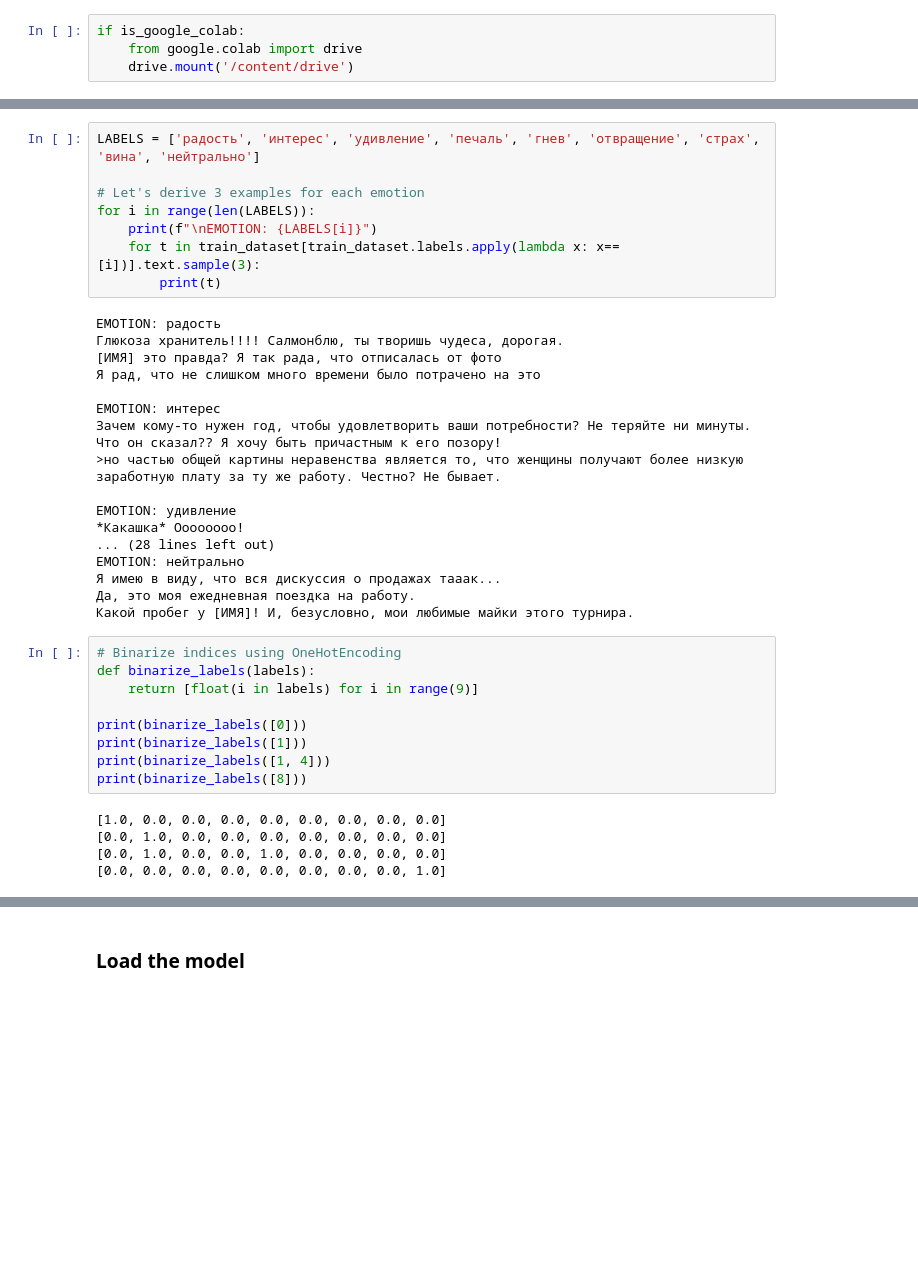
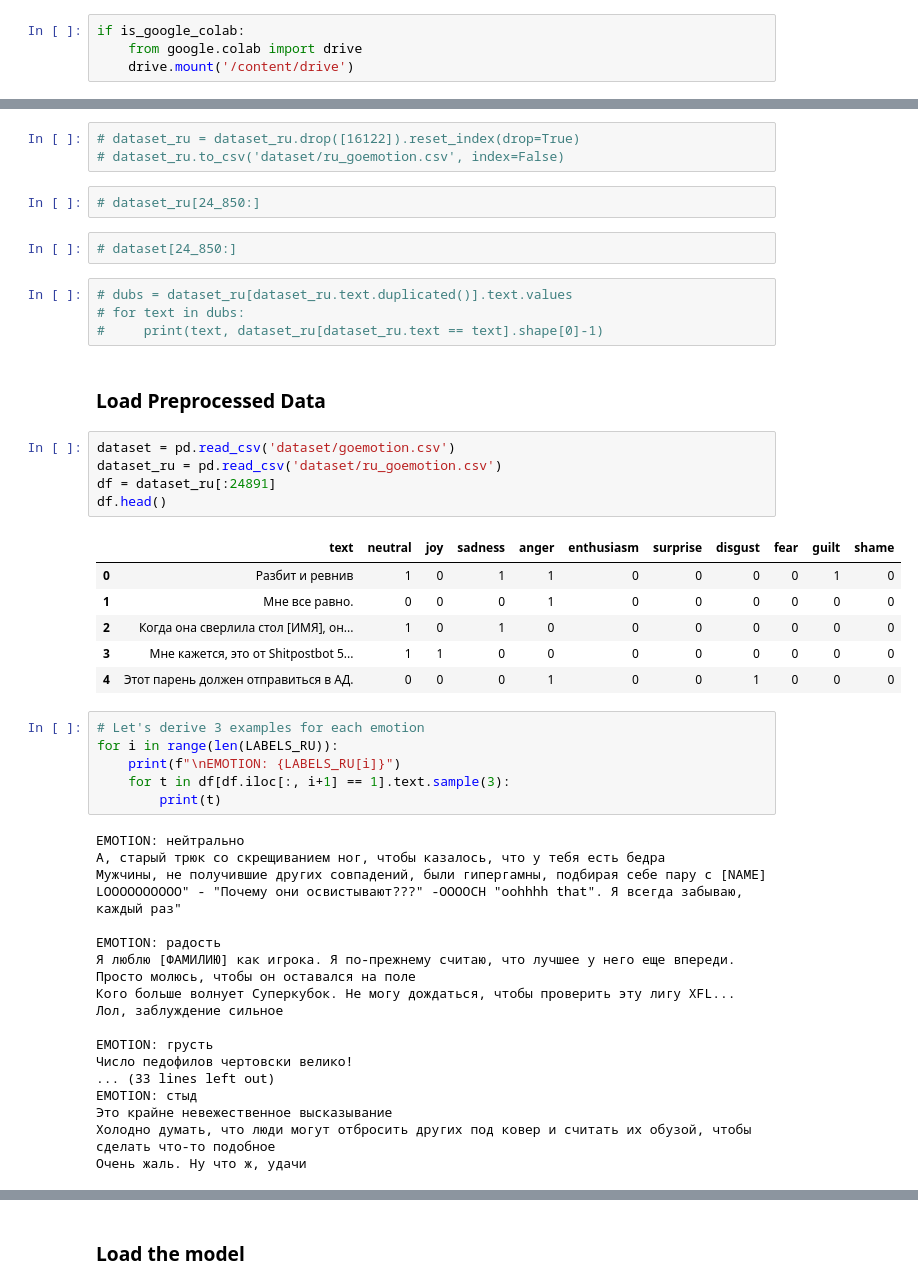
Before and after one commit to Djacon/russian-emotion-detection, a Jupyter notebook: model/emotion_detection.ipynb, the cells around one changed output, grey strips where cells are left out. Cells and saved outputs as stored; diff of their text form; blank space fills up the shorter version.

```diff
--- a/model/emotion_detection.ipynb
+++ b/model/emotion_detection.ipynb
@@ -39,40 +153,49 @@ val_dataset.labels = val_dataset.labels.apply(lambda x: eval(x))
+# %%
+# dataset_ru = dataset_ru.drop([16122]).reset_index(drop=True)
+# dataset_ru.to_csv('dataset/ru_goemotion.csv', index=False)
+# %%
+# dataset_ru[24_850:]
+# %%
+# dataset[24_850:]
+# %%
+# dubs = dataset_ru[dataset_ru.text.duplicated()].text.values
+# for text in dubs:
+#     print(text, dataset_ru[dataset_ru.text == text].shape[0]-1)
+# %% [markdown]
+### Load Preprocessed Data
+# %%
+dataset = pd.read_csv('dataset/goemotion.csv')
+dataset_ru = pd.read_csv('dataset/ru_goemotion.csv')
+df = dataset_ru[:24891]
+df.head()
+# %% [output]
+|  | text | neutral | joy | sadness | anger | enthusiasm | surprise | disgust | fear | guilt | shame |
+| 0 | Разбит и ревнив | 1 | 0 | 1 | 1 | 0 | 0 | 0 | 0 | 1 | 0 |
+| 1 | Мне все равно. | 0 | 0 | 0 | 1 | 0 | 0 | 0 | 0 | 0 | 0 |
+| 2 | Когда она сверлила стол [ИМЯ], он... | 1 | 0 | 1 | 0 | 0 | 0 | 0 | 0 | 0 | 0 |
+| 3 | Мне кажется, это от Shitpostbot 5... | 1 | 1 | 0 | 0 | 0 | 0 | 0 | 0 | 0 | 0 |
+| 4 | Этот парень должен отправиться в АД. | 0 | 0 | 0 | 1 | 0 | 0 | 1 | 0 | 0 | 0 |
 # %%
-LABELS = ['радость', 'интерес', 'удивление', 'печаль', 'гнев', 'отвращение', 'страх', 'вина', 'нейтрально']
-
 # Let's derive 3 examples for each emotion
-for i in range(len(LABELS)):
-    print(f"\nEMOTION: {LABELS[i]}")
-    for t in train_dataset[train_dataset.labels.apply(lambda x: x==[i])].text.sample(3):
+for i in range(len(LABELS_RU)):
+    print(f"\nEMOTION: {LABELS_RU[i]}")
+    for t in df[df.iloc[:, i+1] == 1].text.sample(3):
         print(t)
 # %% [output]
+EMOTION: нейтрально
+А, старый трюк со скрещиванием ног, чтобы казалось, что у тебя есть бедра
+Мужчины, не получившие других совпадений, были гипергамны, подбирая себе пару с [NAME]
+LOOOOOOOOOO" - "Почему они освистывают???" -OOOOCH "oohhhh that". Я всегда забываю, каждый раз"
+
 EMOTION: радость
-Глюкоза хранитель!!!! Салмонблю, ты творишь чудеса, дорогая.
-[ИМЯ] это правда? Я так рада, что отписалась от фото
-Я рад, что не слишком много времени было потрачено на это
+Я люблю [ФАМИЛИЮ] как игрока. Я по-прежнему считаю, что лучшее у него еще впереди. Просто молюсь, чтобы он оставался на поле
+Кого больше волнует Суперкубок. Не могу дождаться, чтобы проверить эту лигу XFL...
+Лол, заблуждение сильное
 
-EMOTION: интерес
-Зачем кому-то нужен год, чтобы удовлетворить ваши потребности? Не теряйте ни минуты.
-Что он сказал?? Я хочу быть причастным к его позору!
->но частью общей картины неравенства является то, что женщины получают более низкую заработную плату за ту же работу. Честно? Не бывает.
-
-EMOTION: удивление
-*Какашка* Оооооооо!
-... (28 lines left out)
-EMOTION: нейтрально
-Я имею в виду, что вся дискуссия о продажах тааак...
-Да, это моя ежедневная поездка на работу.
-Какой пробег у [ИМЯ]! И, безусловно, мои любимые майки этого турнира.
+EMOTION: грусть
+Число педофилов чертовски велико!
+... (33 lines left out)
+EMOTION: стыд
+Это крайне невежественное высказывание
+Холодно думать, что люди могут отбросить других под ковер и считать их обузой, чтобы сделать что-то подобное
+Очень жаль. Ну что ж, удачи
-# %%
-# Binarize indices using OneHotEncoding
-def binarize_labels(labels):
-    return [float(i in labels) for i in range(9)]
-
-print(binarize_labels([0]))
-print(binarize_labels([1]))
-print(binarize_labels([1, 4]))
-print(binarize_labels([8]))
-# %% [output]
-[1.0, 0.0, 0.0, 0.0, 0.0, 0.0, 0.0, 0.0, 0.0]
-[0.0, 1.0, 0.0, 0.0, 0.0, 0.0, 0.0, 0.0, 0.0]
-[0.0, 1.0, 0.0, 0.0, 1.0, 0.0, 0.0, 0.0, 0.0]
-[0.0, 0.0, 0.0, 0.0, 0.0, 0.0, 0.0, 0.0, 1.0]
```
Also changed, not shown: parts of 48 cells of this notebook, 14 other files.
